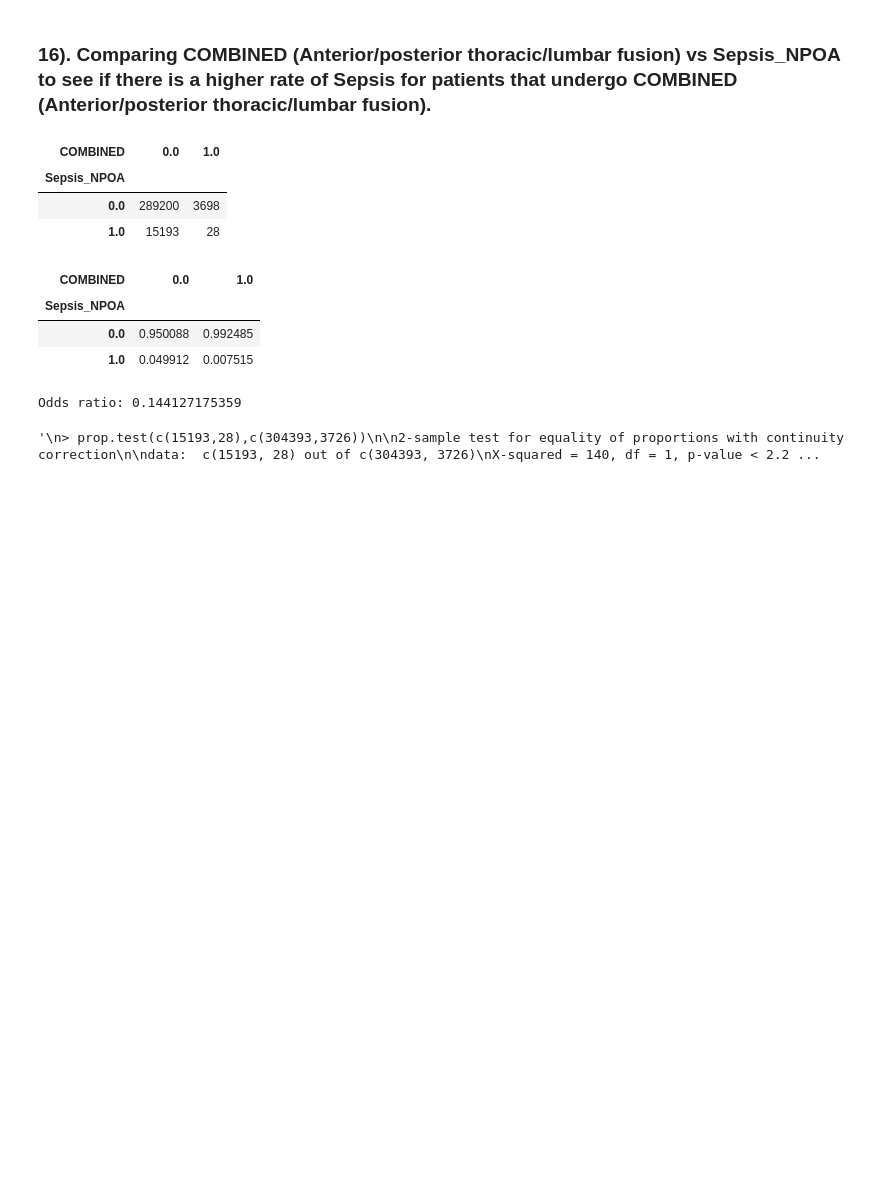
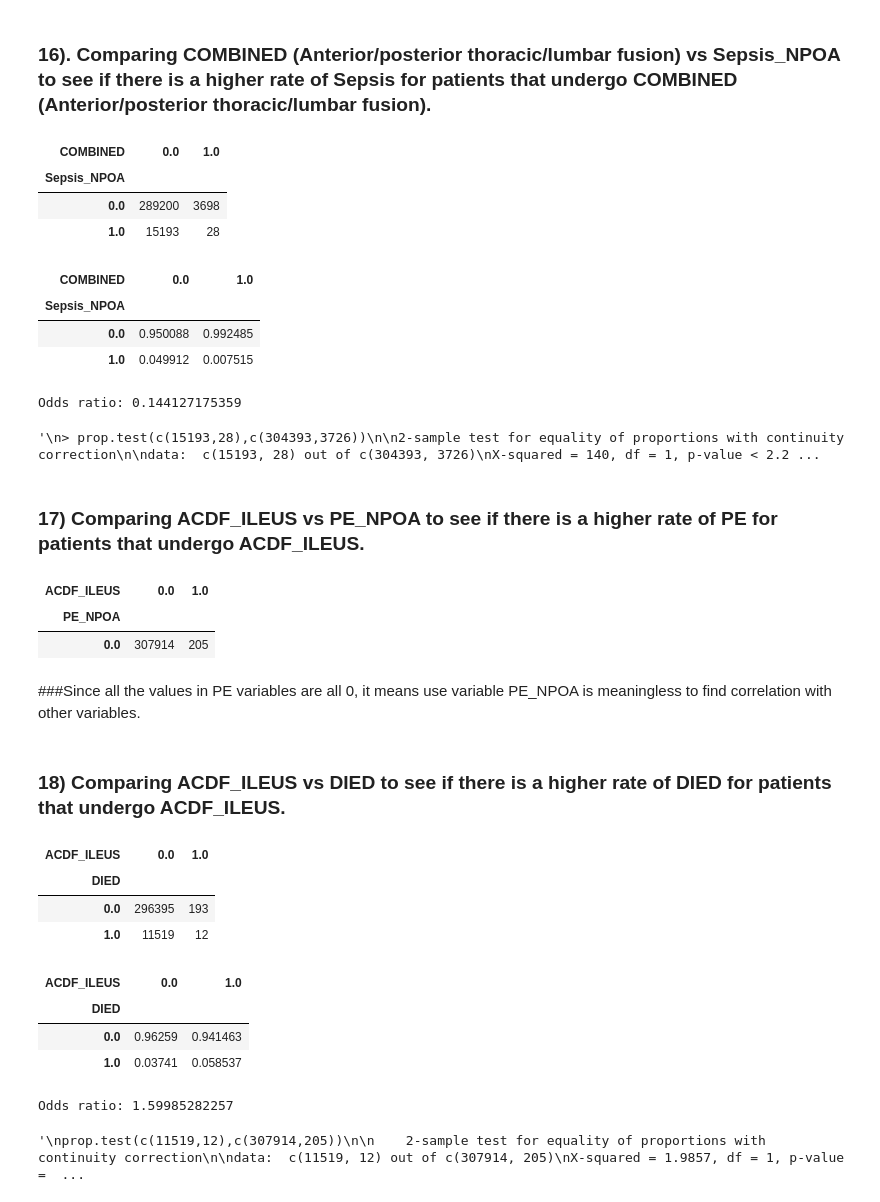
Before and after one commit to vionawu902/Loyola-ILEUS-Analysis, a Jupyter notebook: SPINE_ILEUS_CA.ipynb, the cells around one changed output. Cells and saved outputs as stored; diff of their text form; code cells hidden in the pictures; blank space fills up the shorter version.

```diff
--- a/SPINE_ILEUS_CA.ipynb
+++ b/SPINE_ILEUS_CA.ipynb
@@ -720,3 +720,52 @@ sample estimates:
 #significant
 # %% [output]
 '\n> prop.test(c(15193,28),c(304393,3726))\n\n2-sample test for equality of proportions with continuity correction\n\ndata:  c(15193, 28) out of c(304393, 3726)\nX-squared = 140, df = 1, p-value < 2.2 ...
+# %% [markdown]
+### 17) Comparing ACDF_ILEUS vs PE_NPOA to see if there is a higher rate of PE for patients that undergo ACDF_ILEUS.
+# %%
+ct_ACDF_PE = pd.crosstab(CAData.PE_NPOA,CAData.ACDF_ILEUS); ct_ACDF_PE
+# %% [output]
+| ACDF_ILEUS | 0.0 | 1.0 |
+| PE_NPOA |  |  |
+| 0.0 | 307914 | 205 |
+# %% [markdown]
+###Since all the values in PE variables are all 0, it means use variable PE_NPOA is meaningless to find correlation with other variables.
+# %% [markdown]
+### 18) Comparing ACDF_ILEUS vs DIED to see if there is a higher rate of DIED for patients that undergo ACDF_ILEUS.
+# %%
+ct_ACDF_DIED = pd.crosstab(CAData.DIED,CAData.ACDF_ILEUS); ct_ACDF_DIED
+# %% [output]
+| ACDF_ILEUS | 0.0 | 1.0 |
+| DIED |  |  |
+| 0.0 | 296395 | 193 |
+| 1.0 | 11519 | 12 |
+# %%
+pd.crosstab(CAData.DIED,CAData.ACDF_ILEUS).apply(lambda x: x/x.sum(), 0)
+# %% [output]
+| ACDF_ILEUS | 0.0 | 1.0 |
+| DIED |  |  |
+| 0.0 | 0.96259 | 0.941463 |
+| 1.0 | 0.03741 | 0.058537 |
+# %%
+print('Odds ratio:', stats.fisher_exact(ct_ACDF_DIED)[0])
+# %% [output]
+Odds ratio: 1.59985282257
+# %%
+#Implemented the hypothesis test in R
+'''
+prop.test(c(11519,12),c(307914,205))
+
+    2-sample test for equality of proportions with continuity correction
+
+data:  c(11519, 12) out of c(307914, 205)
+X-squared = 1.9857, df = 1, p-value = 0.1588
+alternative hypothesis: two.sided
+95 percent confidence interval:
+ -0.05571004  0.01345646
+sample estimates:
+    prop 1     prop 2
+0.03740980 0.05853659
+'''
+#Insignificant
+# %% [output]
+'\nprop.test(c(11519,12),c(307914,205))\n\n    2-sample test for equality of proportions with continuity correction\n\ndata:  c(11519, 12) out of c(307914, 205)\nX-squared = 1.9857, df = 1, p-value =  ...
```
Also changed, not shown: parts of 35 cells of this notebook.
